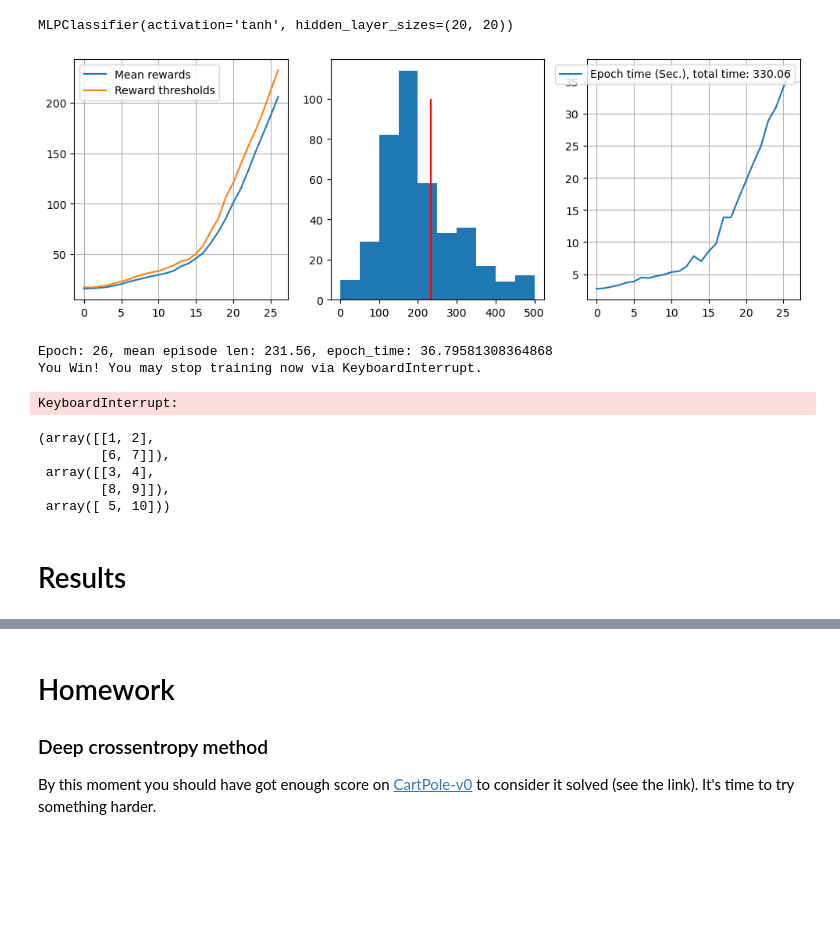
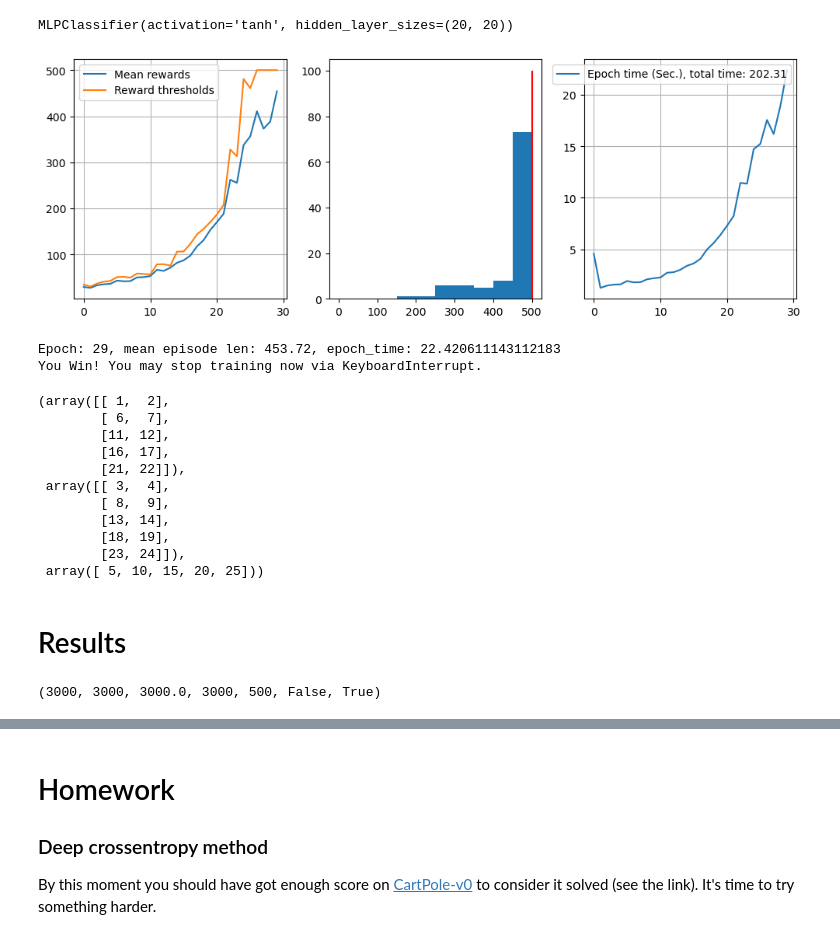
Before and after one commit to AlexGrig/practical-rl, a Jupyter notebook: hw-1-deep-crossentropy-method/hw-1-deep-crossentropy-method.ipynb, the cells around one changed output, grey strips where cells are left out. Drawn from its saved outputs; the diff is of its cells as text; code cells hidden in the pictures; blank space fills up the shorter version.

```diff
--- a/hw-1-deep-crossentropy-method/hw-1-deep-crossentropy-method.ipynb
+++ b/hw-1-deep-crossentropy-method/hw-1-deep-crossentropy-method.ipynb
@@ -90,11 +91,7 @@ For this assignment we'll utilize the simplified neural network implementation f
 You may also use your favorite neural framework, if it doesn't make it too difficult. The idea is the main thing.
 # %%
 from sklearn.neural_network import MLPClassifier
-
-agent = MLPClassifier(
-    hidden_layer_sizes=(20, 20),
-    activation='tanh',
-)
+agent = MLPClassifier(hidden_layer_sizes=(20, 20), activation='tanh',)
 
 # initialize agent to the dimension of state space and number of actions
 agent.partial_fit([env.reset()] * n_actions, range(n_actions), range(n_actions))
@@ -241,7 +232,7 @@ def select_elites(states_batch, actions_batch, rewards_batch, percentile=50):
 
     return elite_states, elite_actions
 # %%
-sessions = [generate_session(agent, t_max=5, renderer=False, test=False, env=env) for _ in range(0, 3)]
+sessions = [generate_session("CartPole-v1", agent, t_max=5, renderer=False, test=False, env=env) for _ in range(0, 3)]
 states_batch, actions_batch, rewards_batch, episode_len_batch = zip(*sessions)
 ss, aa = select_elites(states_batch, actions_batch, rewards_batch, percentile=50)
 # %%
@@ -271,5 +262,5 @@ array([1, 1, 1, 0, 1, 1, 1, 0, 0, 1, 1, 1, 0, 1, 0])
 # %%
-sessions = Parallel(n_jobs=2)( delayed(generate_session)(agent, t_max=5, renderer=False, test=False, new_environment=True) for _ in range(0, 3))
+sessions = Parallel(n_jobs=2)( delayed(generate_session)("CartPole-v1", agent, t_max=5, renderer=False, test=False, new_environment=True) for _ in range(0, 3))
 # %%
 sessions
 # %% [output]
@@ -330,61 +321,55 @@ def show_progress(rewards_batch, log, percentile, epoch_time, reward_range=[-990
     plt.show()
 # %%
 # Reinitialize the Agent
-agent = MLPClassifier(
-    hidden_layer_sizes=(20, 20),
-    activation='tanh',
-)
+agent = MLPClassifier( hidden_layer_sizes=(20, 20), activation='tanh')
 
-# initialize agent to the dimension of state space and number of actions
+# initialize agent to the dimension of state space and number of actions.
 agent.partial_fit([env.reset()] * n_actions, range(n_actions), range(n_actions))
 # %% [output]
 MLPClassifier(activation='tanh', hidden_layer_sizes=(20, 20))
 # %%
 #%%timeit
-n_epochs = 50
+n_epochs = 30
 n_sessions = 100
 percentile = 70
 
 cumulative_data = []
-cumulative_len = 3
+cumulative_len = 1
 
 log = []
 
 #with Parallel(n_jobs=2) as parallel:
 for i in range(n_epochs):
     epoch_start_time = time.time()
     # generate new sessions
     #sessions = [generate_session(agent, t_max=500, renderer=False, test=False) for _ in range(0, n_sessions)]
-    sessions = Parallel(n_jobs=1)( delayed(generate_session)(agent, t_max=500,
+    sessions = Parallel(n_jobs=10)( delayed(generate_session)("CartPole-v1", agent, t_max=500,
         renderer=False, test=False, new_environment=True) for _ in range(0, n_sessions))
     #states_batch, actions_batch, rewards_batch, episode_len_batch = map(np.array, zip(*sessions)) #np.array
     states_batch, actions_batch, rewards_batch, episode_len_batch = zip(*sessions)
     #import pdb; pdb.set_trace()
     if cumulative_len > 1:
         if len(cumulative_data) > cumulative_len:
             cumulative_data = cumulative_data[1:]
 
         cumulative_data.append( (states_batch, actions_batch, rewards_batch) )
       #states_batch, actions_batch, rewards_batch = map(np.array, zip(*cumulative_data))
         states_batch, actions_batch, rewards_batch = map(np.concatenate, zip(*cumulative_data))
 
-    #import pdb; pdb.set_trace()
-
     elite_states, elite_actions = select_elites(states_batch,
               actions_batch, rewards_batch, percentile) #<select elite actions just like before>
     agent.partial_fit(elite_states, elite_actions)
 
     epoch_time = time.time() - epoch_start_time
     show_progress(rewards_batch, log, percentile, epoch_time, reward_range=[0, np.max(rewards_batch)])
 
     print(f'Epoch: {i}, mean episode len: {np.mean(episode_len_batch)}, epoch_time: {epoch_time}')
     if np.mean(rewards_batch) > 190:
         print("You Win! You may stop training now via KeyboardInterrupt.")
 # %% [output]
-[figure, old version]
+[figure, new version]
-Epoch: 26, mean episode len: 231.56, epoch_time: 36.79581308364868
+Epoch: 29, mean episode len: 453.72, epoch_time: 22.420611143112183
 You Win! You may stop training now via KeyboardInterrupt.
-KeyboardInterrupt:
 # %%
 s1 = ((1,2),(3,4),(5))
 s2 = ((6,7),(8,9),(10))
@@ -398,15 +383,21 @@ dd = (d1,d2,d3)
 rr1,tt1,yy1 = map(np.array, zip(*ss))
 rr2,tt2,yy2 = map(np.array, zip(*dd))
 
-ll = ((rr1,tt1,yy1 ), map(np.concatenate)
+ll = ((rr1,tt1,yy1 ),(rr2,tt2,yy2 ) )
 ff1,gg1,hh1 = map(np.concatenate, zip(*ll))
 ff1,gg1,hh1
 # %% [output]
-(array([[1, 2],
-        [6, 7]]),
- array([[3, 4],
-        [8, 9]]),
- array([ 5, 10]))
+(array([[ 1,  2],
+        [ 6,  7],
+        [11, 12],
+        [16, 17],
+        [21, 22]]),
+ array([[ 3,  4],
+        [ 8,  9],
+        [13, 14],
+        [18, 19],
+        [23, 24]]),
+ array([ 5, 10, 15, 20, 25]))
 # %% [markdown]
 # Results
 # %%
@@ -423,6 +414,9 @@ env.reset()
 #vid = video_recorder.VideoRecorder(env=env, base_path="./videos/vid1")
 
 vid = RecordVideo(env=env,video_folder="videos", video_length=1000, new_step_api=True)
+gg = generate_session("CartPole-v1", agent, t_max=3000, renderer=False, test=True, new_environment=False, env=vid)
 
-
-gg = generate_session(agent, t_max=1000, renderer=False, test=False, new_environment=False, env=vid)
+#generate sesions return:    states, actions, total_reward, episode_len
+len(gg[0]), len(gg[1]), gg[2], gg[3], vid.step_id, vid.terminated, vid.truncated
+# %% [output]
+(3000, 3000, 3000.0, 3000, 500, False, True)
```
Also changed, not shown: parts of 36 cells of this notebook.
